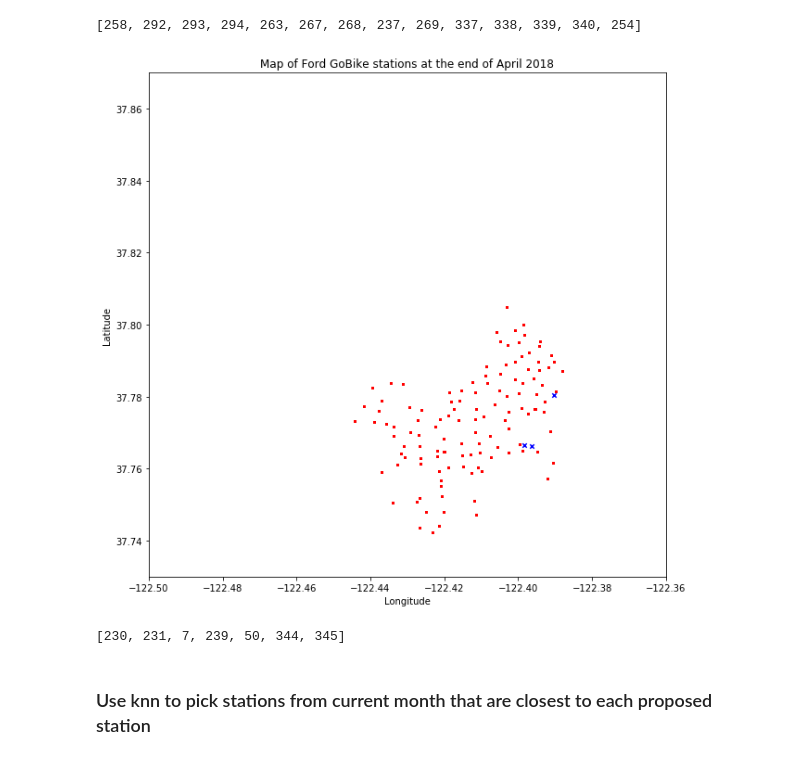
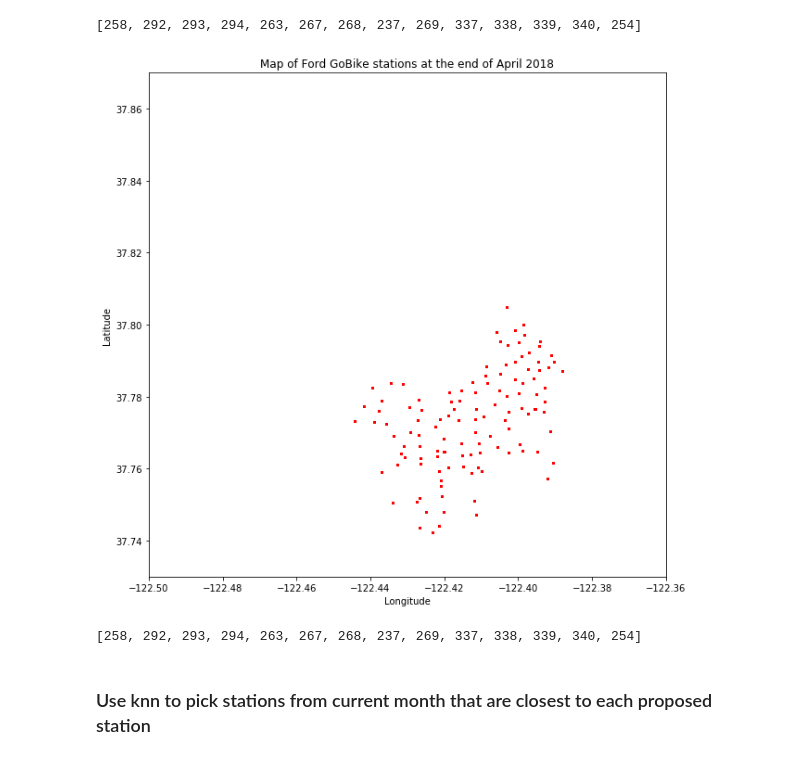
Before and after one commit to david-yang2/Capstone_Project, a Jupyter notebook: new_stations.ipynb, the cells around one changed output. Cells and saved outputs as stored; diff of their text form; code cells hidden in the pictures.

```diff
--- a/new_stations.ipynb
+++ b/new_stations.ipynb
@@ -123,7 +72,7 @@ ps
 # %% [output]
 [258, 292, 293, 294, 263, 267, 268, 237, 269, 337, 338, 339, 340, 254]
 # %%
-def stn_coords(df):
+def stn_id_coords(df):
     #getting the coordinates from the dataset
     coordinates = np.array(df[['start_station_longitude', 'start_station_latitude']])
     unique_coords = np.unique(coordinates, axis = 0)
@@ -139,7 +88,7 @@ def stn_coords(df):
 def plot_new_station(df, new_stn):
 #     print("The origin station is {}.".format(t))
 #     print("The 3 closest neighbors are: {}, {}, {}".format(int(knn_dict.get(t)[0]),int(knn_dict.get(t)[1]),int(knn_dict.get(t)[2])))
-    id_coord = stn_coords(df)
+    id_coord = stn_id_coords(df)
     plt.figure(figsize = (10,10))
     ll,rr = -122.50, -122.36
     bb = 37.73
@@ -154,14 +103,14 @@ def plot_new_station(df, new_stn):
         plt.scatter(id_coord.get(n)[0], id_coord.get(n)[1], s=20, marker='x', c=('b'))
 #         else:
 #             print ("Station {} has been removed.".format(n))
-# %%
-plot_new_station(apr_18_sf, proposed_stn)
-# %% [output]
-[figure, removed]
-# %%
-proposed_stn
-# %% [output]
-[230, 231, 7, 239, 50, 344, 345]
+# %%
+plot_new_station(ndf, ps)
+# %% [output]
+[figure, added]
+# %%
+ps
+# %% [output]
+[258, 292, 293, 294, 263, 267, 268, 237, 269, 337, 338, 339, 340, 254]
 # %% [markdown]
 ### Use knn to pick stations from current month that are closest to each proposed station
 # %%
```
Also changed, not shown: parts of 19 cells of this notebook.
